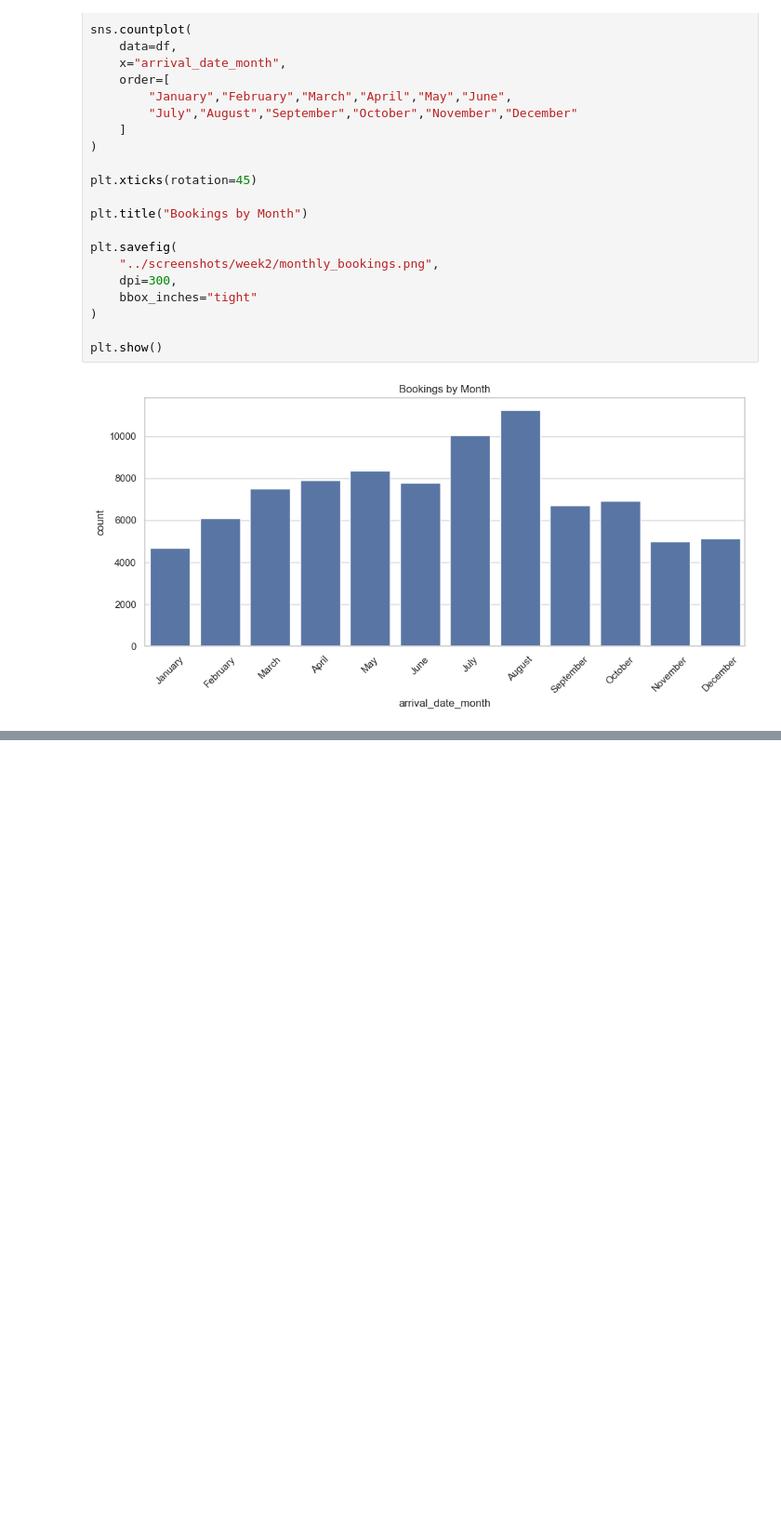
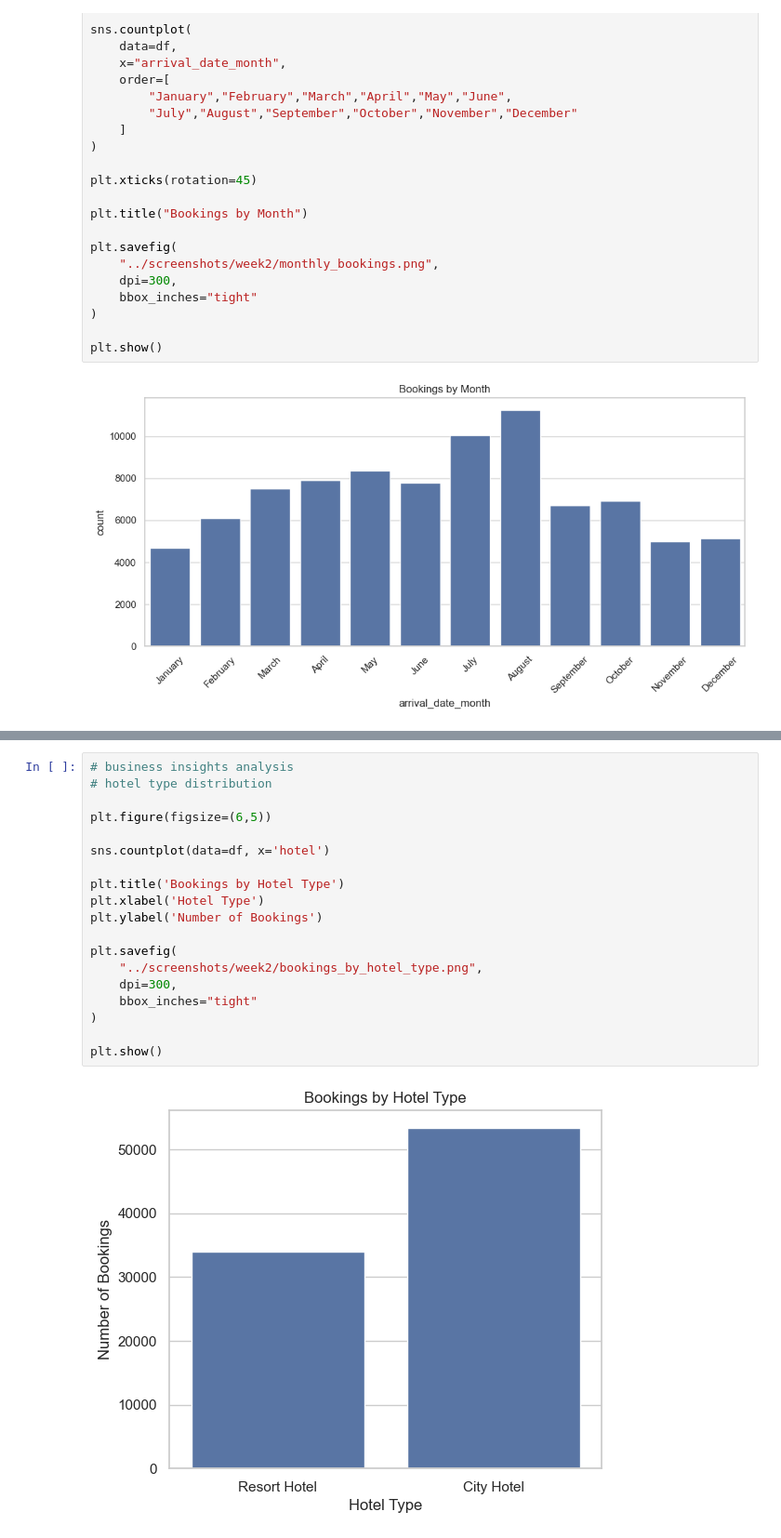
Before and after one commit to ghosh512005-commits/customer_retention_dynamic_pricing_analytics_project, a Jupyter notebook: notebooks/02_eda.ipynb, the cells around one changed output, grey strips where cells are left out. Shown at 93% size. Drawn from its saved outputs; the diff is of its cells as text; blank space fills up the shorter version.

Commit message:
eda: complete exploratory data analysis and business insights

```diff
--- a/notebooks/02_eda.ipynb
+++ b/notebooks/02_eda.ipynb
@@ -134,0 +138,21 @@ plt.show()
+# %%
+# business insights analysis
+# hotel type distribution
+
+plt.figure(figsize=(6,5))
+
+sns.countplot(data=df, x='hotel')
+
+plt.title('Bookings by Hotel Type')
+plt.xlabel('Hotel Type')
+plt.ylabel('Number of Bookings')
+
+plt.savefig(
+    "../screenshots/week2/bookings_by_hotel_type.png",
+    dpi=300,
+    bbox_inches="tight"
+)
+
+plt.show()
+# %% [output]
+[figure, added]
```
Also changed, not shown: parts of 25 cells of this notebook.
